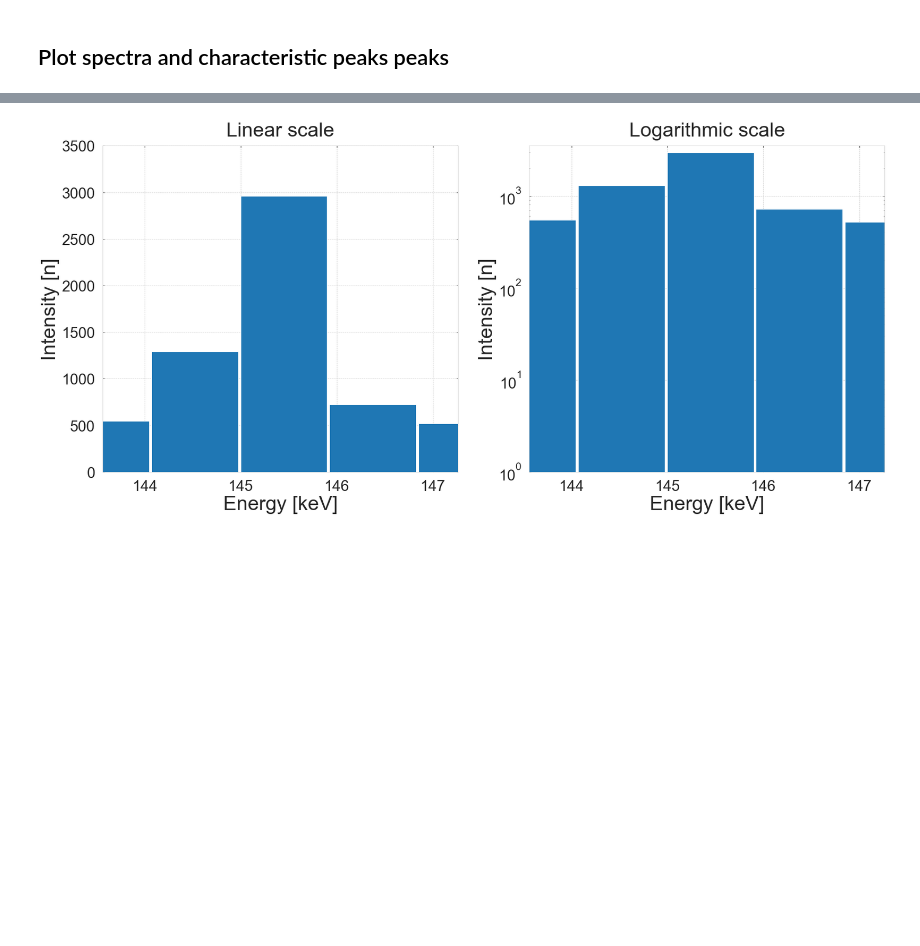
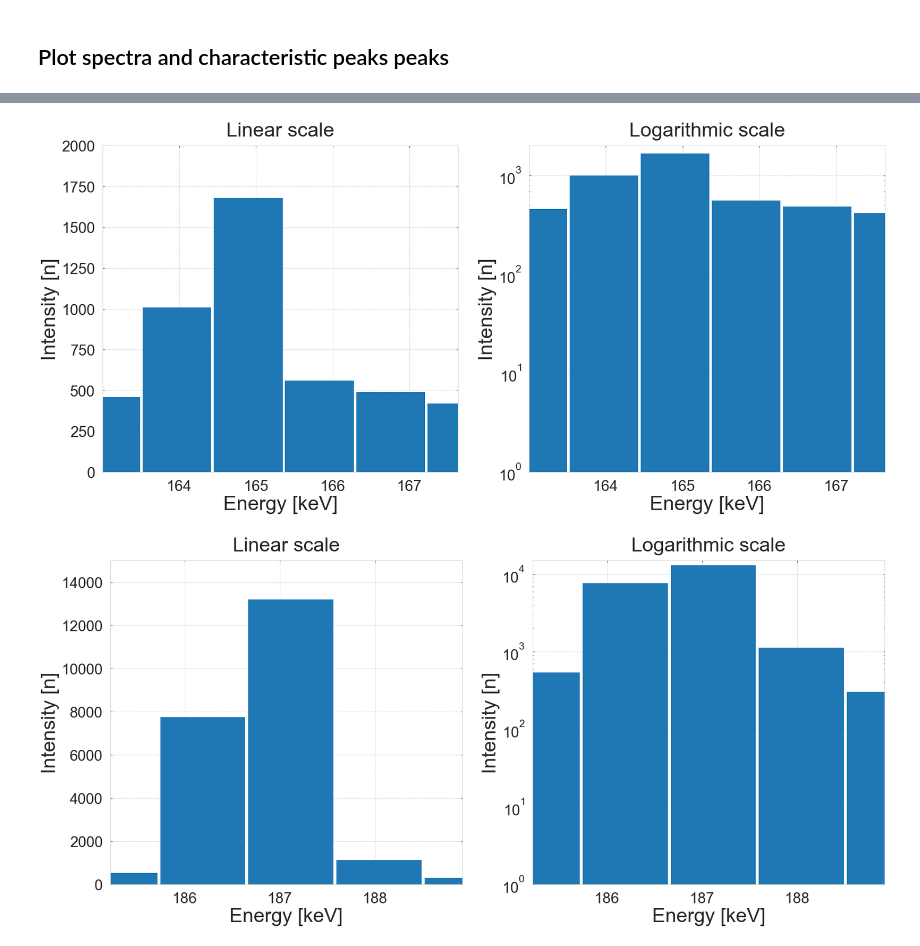
Before and after one commit to masterdesky/ELTE-applied-physics-2019, a Jupyter notebook: I. Gamma Spectroscopy/notebooks/gamma_spectroscopy.ipynb, the cells around one changed output, grey strips where cells are left out. Saved outputs shown, nothing was run; the diff lists cells and outputs as text; code cells hidden in the pictures; blank space fills up the shorter version.

Commit message:
report and figs safety-save

```diff
--- a/I. Gamma Spectroscopy/notebooks/gamma_spectroscopy.ipynb
+++ b/I. Gamma Spectroscopy/notebooks/gamma_spectroscopy.ipynb
@@ -40,6 +40,7 @@ sns.set_style({'axes.axisbelow': True,
                'ytick.left': True,
                'ytick.right': True})
 # %%
+figsave_out = '../Documentation/report/src/images/'
 figsave_format = 'pdf'
 figsave_dpi = 200
 
@@ -55,7 +56,7 @@ with open('../data/spectra.dat') as f:
                        for line in lines[lines.index('<<ROI>>')+1:lines.index('<<DATA>>')]])
 
 # Convert ROI to keV from bin values
-data_roi_e = [[0.9255 * x - 1.7434 for x in i] for i in data_roi]
+data_roi_e = [[0.9255 * x - 1.7343 for x in i] for i in data_roi]
 
 data_roi_y = [[0, 3500],
               [0, 2000],
@@ -68,9 +69,9 @@ data_roi_y = [[0, 3500],
 # Here : len(data_bin) == 4083
 amp_an_bins = len(data_bin)
 # Equation for transforming from bins to keV
-# keV = 0.9255 * BIN_VALUE - 1.7434
-LOWER_LIM = 0.9255 * 0 - 1.7434
-UPPER_LIM = 0.9255 * amp_an_bins - 1.7434
+# keV = 0.9255 * BIN_VALUE - 1.7343
+LOWER_LIM = 0.9255 * 0 - 1.7343
+UPPER_LIM = 0.9255 * amp_an_bins - 1.7343
 print(b1 + 'Lower limit of X axis :' + b0, LOWER_LIM)
 print(b1 + 'Upper limit of X axis :' + b0, UPPER_LIM)
 # Bins with energy values
@@ -226,5 +227,6 @@ else:
 # %%
-i = 0
-plot_spectra(lims=(data_roi_e[i], data_roi_y[i]), save=True, plot_type='hist', name=gamma_names[i])
+for i in range(1, len(data_roi_e)):
+    plot_spectra(lims=(data_roi_e[i], data_roi_y[i]), save=True, plot_type='hist', name=gamma_names[i])
 # %% [output]
-[figure, old version]
+[figure, new version]
+[figure, added]
```
Also changed, not shown: parts of 4 cells of this notebook, 37 other files.
